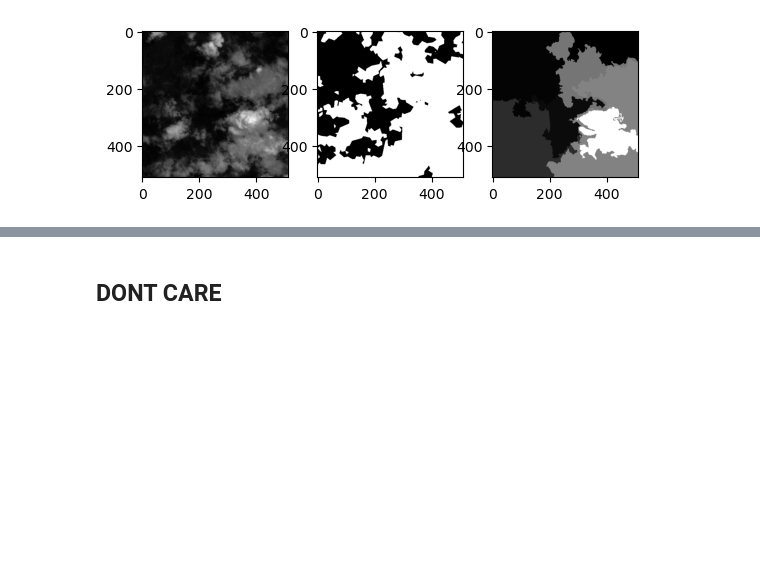
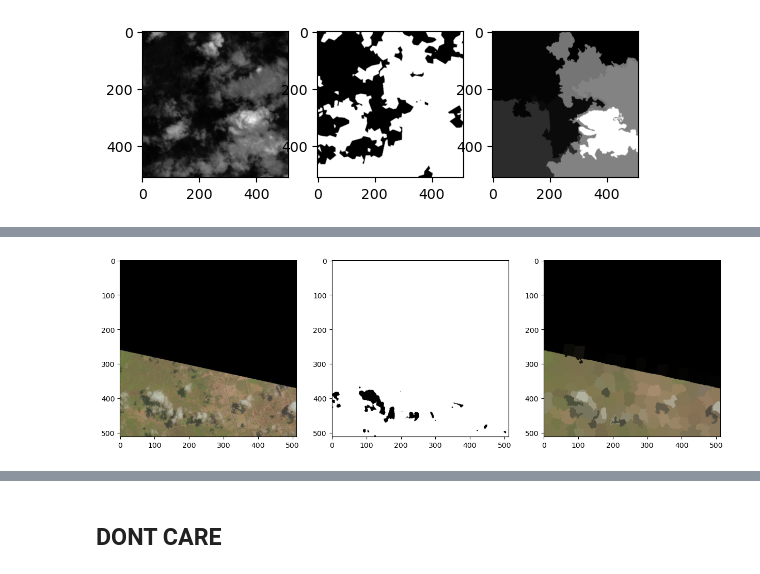
Before and after one commit to SAint7579/ComputerVision_CloudSegmentation, a Jupyter notebook: utils.ipynb, the cells around one changed output, grey strips where cells are left out. Cells and saved outputs as stored; diff of their text form; code cells hidden in the pictures; blank space fills up the shorter version.

```diff
--- a/utils.ipynb
+++ b/utils.ipynb
@@ -88,0 +179,21 @@ convert_image_array_to_slic_with_properties(image_array=true,binary_array=label,
+# %%
+patch_size = 512
+num_rows = 16
+num_cols = 15
+
+patches = []
+label_patches = []
+
+for row in range(num_rows):
+    for col in range(num_cols):
+        start_row = row * patch_size
+        end_row = start_row + patch_size
+        start_col = col * patch_size
+        end_col = start_col + patch_size
+
+        patch = true[start_row:end_row, start_col:end_col]
+        if np.sum(patch) == 0:
+            continue
+        label_patch = label[start_row:end_row, start_col:end_col]
+        patches.append(patch)
+        label_patches.append(label_patch)
@@ -88,0 +263,13 @@ convert_image_array_to_slic_with_properties(image_array=true,binary_array=label,
+# %%
+patch_number=3
+
+plt.figure(figsize=(15,5))
+plt.subplot(1,3,1)
+plt.imshow(patches[patch_number],cmap='gray')
+plt.subplot(1,3,2)
+plt.imshow(label_patches[patch_number],cmap='gray')
+plt.subplot(1,3,3)
+plt.imshow(convert_image_array_to_slic_with_properties(image_array=patches[patch_number],binary_array=label_patches[patch_number],n_segments=300)[0],cmap='gray')
+plt.show()
+# %% [output]
+[figure, added]
```
Also changed, not shown: parts of 13 cells of this notebook.
